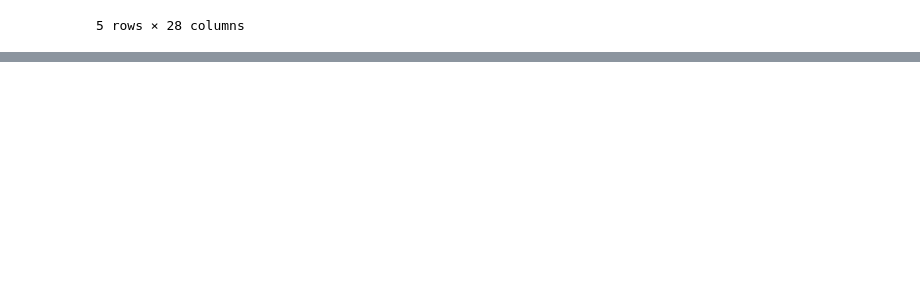
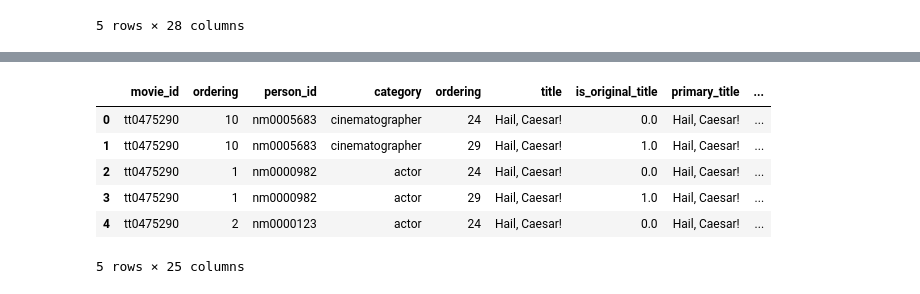
Before and after one commit to FrancisNdirangu/Phase-2-Project, a Jupyter notebook: merge.ipynb, the cells around one changed output, grey strips where cells are left out. Saved outputs shown, nothing was run; the diff lists cells and outputs as text; code cells hidden in the pictures; blank space fills up the shorter version.

Commit message:
movies_full_data

```diff
--- a/merge.ipynb
+++ b/merge.ipynb
@@ -729,3 +729,7 @@ imdb_gross_combine.head()
 | 3 | tt0475290 | 1 | nm0000982 | actor | None | ["Eddie Mannix"] | 29 | Hail, Caesar! | None | None | ... |
 | 4 | tt0475290 | 2 | nm0000123 | actor | None | ["Baird Whitlock"] | 24 | Hail, Caesar! | GB | None | ... |
 5 rows × 28 columns
+# %%
+final_combined = pd.merge(imdb_gross_combine,tn_movies,left_on='title',right_on='movie')
+final_combined.head()
+final_combined.info()
@@ -731,0 +774,17 @@ imdb_gross_combine.head()
+# %%
+# Dropping unnecessary columns
+final_combined = final_combined.drop(columns=[
+    'job', 'characters', 'region', 'language', 'types', 'attributes',
+    'birth_year', 'death_year', 'primary_profession'
+], errors='ignore')
+
+
+# Filling missing numeric values with median
+final_combined['runtime_minutes'] = final_combined['runtime_minutes'].fillna(final_combined['runtime_minutes'].median())
+
+# Filling missing text values with 'Unknown'
+final_combined['genres'] = final_combined['genres'].fillna('Unknown')
+final_combined['title'] = final_combined['title'].fillna('Unknown')
+final_combined['studio'] = final_combined['studio'].fillna('Unknown')
+final_combined['movie'] = final_combined['movie'].fillna('Unknown')
+final_combined.isnull().sum()
@@ -731,0 +809,16 @@ imdb_gross_combine.head()
+# %%
+# Removing the dollar sign and commas, then convert to numeric
+for column in ['production_budget', 'domestic_gross_y','worldwide_gross']:
+    final_combined[column] = final_combined[column].astype(str)
+    final_combined[column] = final_combined[column].str.replace('$', '').str.replace(',', '')
+    final_combined[column] = pd.to_numeric(final_combined[column], errors='coerce')
+# %%
+final_combined.head()
+# %% [output]
+|  | movie_id | ordering | person_id | category | ordering | title | is_original_title | primary_title | ... |
+| 0 | tt0475290 | 10 | nm0005683 | cinematographer | 24 | Hail, Caesar! | 0.0 | Hail, Caesar! | ... |
+| 1 | tt0475290 | 10 | nm0005683 | cinematographer | 29 | Hail, Caesar! | 1.0 | Hail, Caesar! | ... |
+| 2 | tt0475290 | 1 | nm0000982 | actor | 24 | Hail, Caesar! | 0.0 | Hail, Caesar! | ... |
+| 3 | tt0475290 | 1 | nm0000982 | actor | 29 | Hail, Caesar! | 1.0 | Hail, Caesar! | ... |
+| 4 | tt0475290 | 2 | nm0000123 | actor | 24 | Hail, Caesar! | 0.0 | Hail, Caesar! | ... |
+5 rows × 25 columns
```
Also changed, not shown: parts of 8 cells of this notebook.
